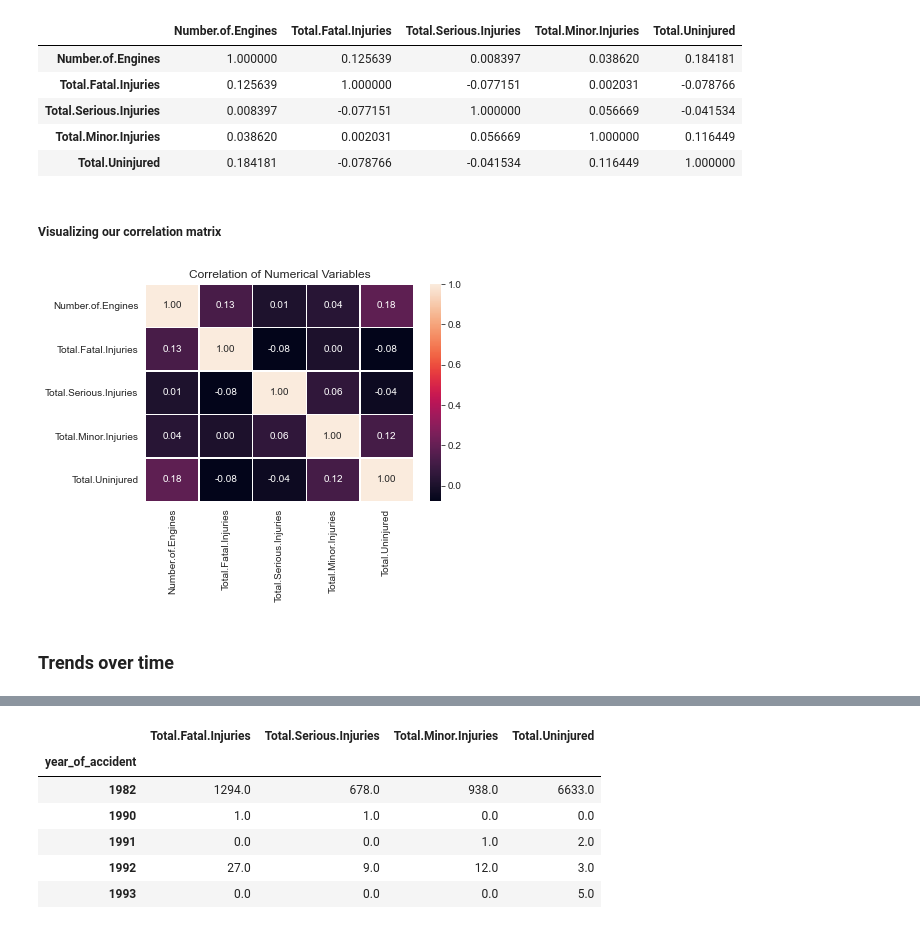
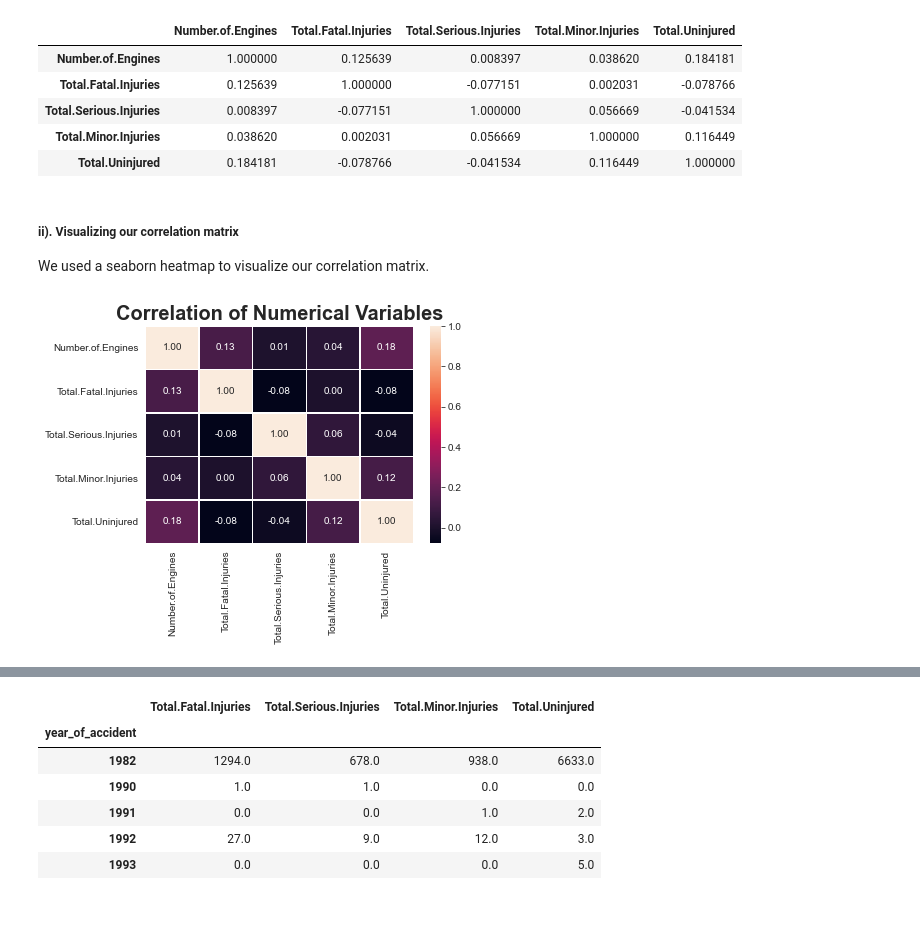
Before and after one commit to Uxer-Janine/End-Of-Phase-1-Project, a Jupyter notebook: Aviation Safety Analysis.ipynb, the cells around one changed output, grey strips where cells are left out. Cells and saved outputs as stored; diff of their text form; code cells hidden in the pictures.

```diff
--- a/Aviation Safety Analysis.ipynb
+++ b/Aviation Safety Analysis.ipynb
@@ -418,0 +537,6 @@ array(['No', 'Yes'], dtype=object)
+# %%
+# Capitalize the Country names in the dataset
+df1_copy['Country'] = df1_copy['Country'].str.capitalize()
+
+# confirm
+df1_copy['Country']
@@ -449,20 +584,19 @@ correlation_matrix
 | Total.Minor.Injuries | 0.038620 | 0.002031 | 0.056669 | 1.000000 | 0.116449 |
 | Total.Uninjured | 0.184181 | -0.078766 | -0.041534 | 0.116449 | 1.000000 |
 # %% [markdown]
-##### **Visualizing our correlation matrix**
+##### **ii). Visualizing our correlation matrix**
+We used a seaborn heatmap to visualize our correlation matrix.
 # %%
 #set figure size
-plt.Figure(figsize=(10,6))
+plt.Figure(figsize=(12,10))
 
 # Create heatmap
 sns.heatmap(correlation_matrix, annot=True, fmt='.2f', linewidths=0.5)
 
 # Add title
-plt.title('Correlation of Numerical Variables')
+plt.title('Correlation of Numerical Variables', fontsize=20, weight='bold')
 
 # Show plot
 plt.show()
 # %% [output]
-[figure, old version]
+[figure, new version]
-# %% [markdown]
-### Trends over time
```
Also changed, not shown: parts of 102 cells of this notebook.
